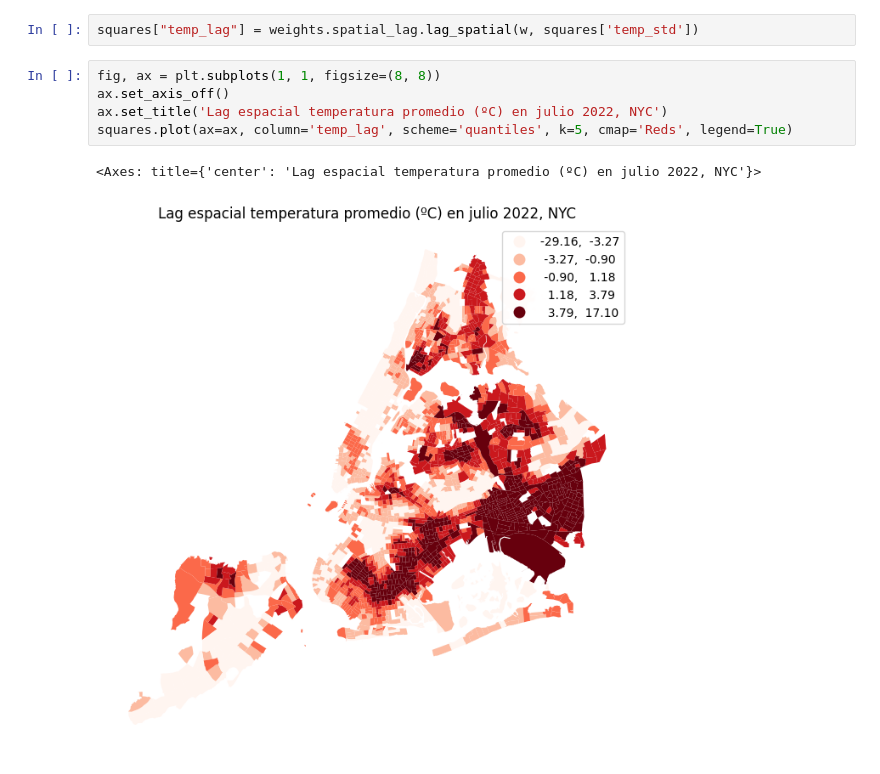
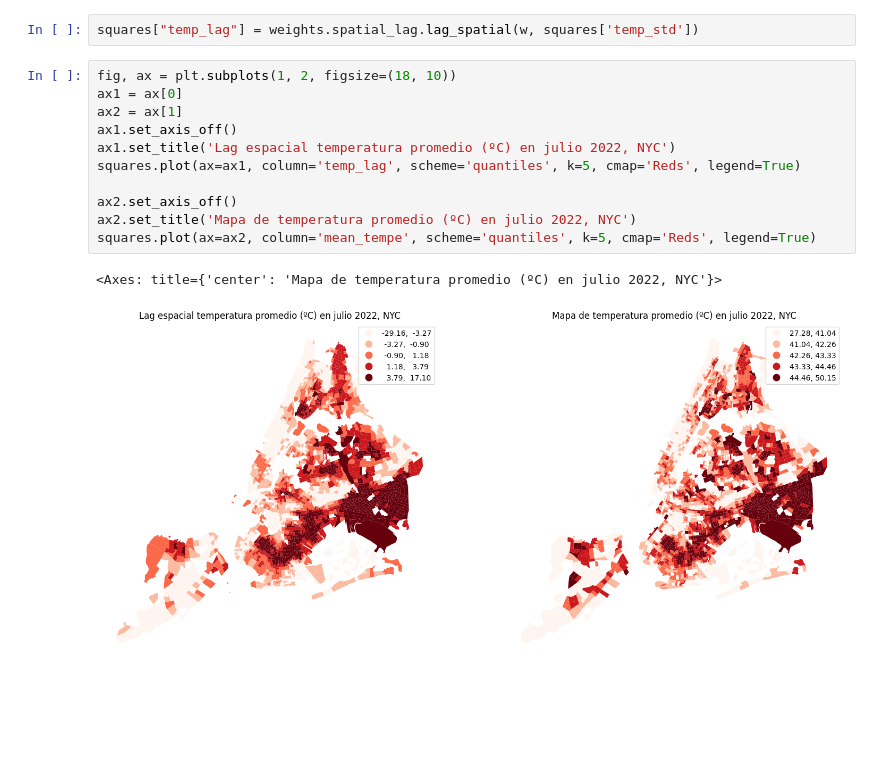
Before and after one commit to Larraguibel/HeatIslandsWV, a Jupyter notebook: violence_against_women.ipynb, the cells around one changed output. Saved outputs shown, nothing was run; the diff lists cells and outputs as text; blank space fills up the shorter version.

```diff
--- a/violence_against_women.ipynb
+++ b/violence_against_women.ipynb
@@ -329,10 +329,16 @@ w = weights.Queen.from_dataframe(squares, ids='index')
 # %%
 squares["temp_lag"] = weights.spatial_lag.lag_spatial(w, squares['temp_std'])
 # %%
-fig, ax = plt.subplots(1, 1, figsize=(8, 8))
-ax.set_axis_off()
-ax.set_title('Lag espacial temperatura promedio (ºC) en julio 2022, NYC')
-squares.plot(ax=ax, column='temp_lag', scheme='quantiles', k=5, cmap='Reds', legend=True)
+fig, ax = plt.subplots(1, 2, figsize=(18, 10))
+ax1 = ax[0]
+ax2 = ax[1]
+ax1.set_axis_off()
+ax1.set_title('Lag espacial temperatura promedio (ºC) en julio 2022, NYC')
+squares.plot(ax=ax1, column='temp_lag', scheme='quantiles', k=5, cmap='Reds', legend=True)
+
+ax2.set_axis_off()
+ax2.set_title('Mapa de temperatura promedio (ºC) en julio 2022, NYC')
+squares.plot(ax=ax2, column='mean_tempe', scheme='quantiles', k=5, cmap='Reds', legend=True)
 # %% [output]
-<Axes: title={'center': 'Lag espacial temperatura promedio (ºC) en julio 2022, NYC'}>
+<Axes: title={'center': 'Mapa de temperatura promedio (ºC) en julio 2022, NYC'}>
-[figure, old version]
+[figure, new version]
```
Also changed, not shown: parts of 7 cells of this notebook.
